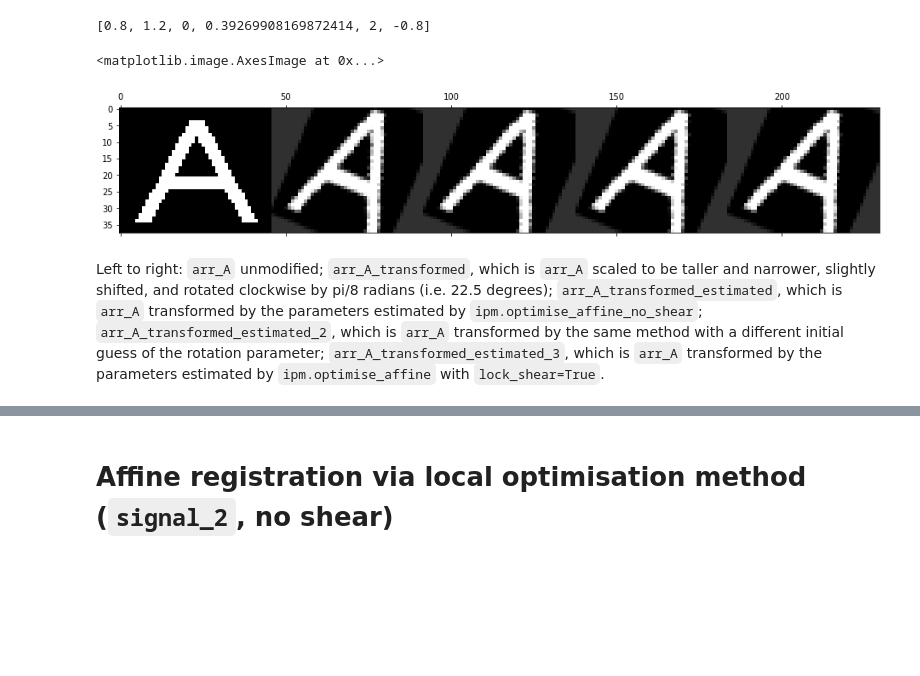
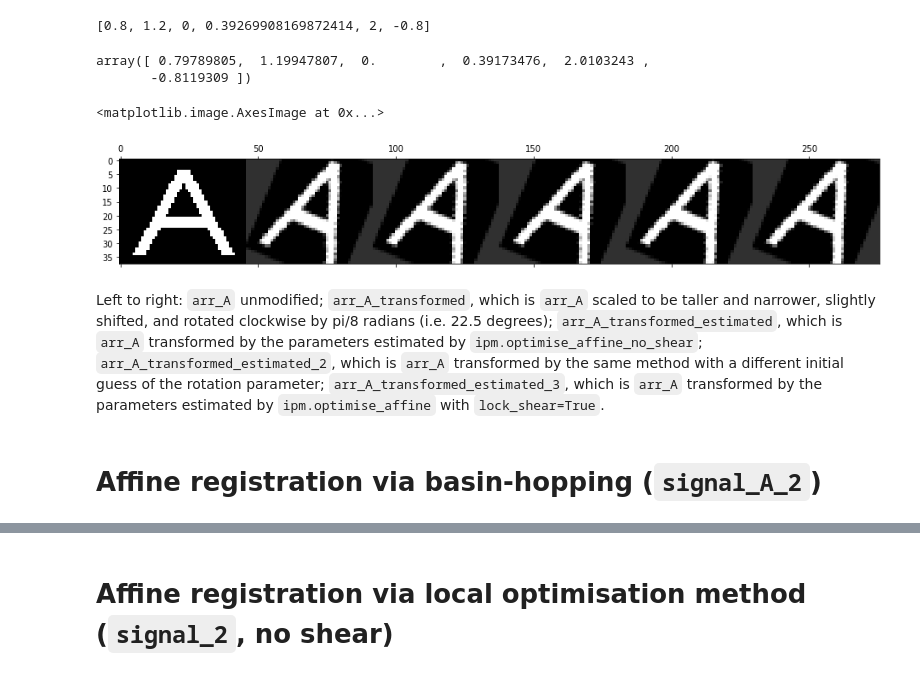
Before and after one commit to LawrenceDior/image-registration, a Jupyter notebook: AffineRegistration.ipynb, the cells around one changed output, grey strips where cells are left out. Cells and saved outputs as stored; diff of their text form; code cells hidden in the pictures; blank space fills up the shorter version.

Commit message:
Added a method to perform affine registration using basin-hopping.

```diff
--- a/AffineRegistration.ipynb
+++ b/AffineRegistration.ipynb
@@ -175,13 +299,22 @@ params_3 = affine_optimisation_result_3
+# %%
+affine_optimisation_result_4
+# %% [output]
+array([ 0.79789805,  1.19947807,  0.        ,  0.39173476,  2.0103243 ,
+       -0.8119309 ])
 # %%
-arr_A_transformed_estimated = ipm.transform_using_values(arr_A, params)
+arr_A_transformed_estimated = ipm.transform_using_values(arr_A, params, cval_mean=True)
 # %%
-arr_A_transformed_estimated_2 = ipm.transform_using_values(arr_A, params_2)
+arr_A_transformed_estimated_2 = ipm.transform_using_values(arr_A, params_2, cval_mean=True)
 # %%
-arr_A_transformed_estimated_3 = ipm.transform_using_values(arr_A, params_3)
+arr_A_transformed_estimated_3 = ipm.transform_using_values(arr_A, params_3, cval_mean=True)
+# %%
+arr_A_transformed_estimated_4 = ipm.transform_using_values(arr_A, params_4, cval_mean=True)
 # %%
-plt.matshow(np.hstack((arr_A, arr_A_transformed, arr_A_transformed_estimated, arr_A_transformed_estimated_2, arr_A_transformed_estimated_3)))
+plt.matshow(np.hstack((arr_A, arr_A_transformed, arr_A_transformed_estimated, arr_A_transformed_estimated_2, arr_A_transformed_estimated_3, arr_A_transformed_estimated_4)))
 # %% [output]
 <matplotlib.image.AxesImage at 0x...>
-[figure, old version]
+[figure, new version]
 # %% [markdown]
 Left to right: `arr_A` unmodified; `arr_A_transformed`, which is `arr_A` scaled to be taller and narrower, slightly shifted, and rotated clockwise by pi/8 radians (i.e. 22.5 degrees); `arr_A_transformed_estimated`, which is `arr_A` transformed by the parameters estimated by `ipm.optimise_affine_no_shear`; `arr_A_transformed_estimated_2`, which is `arr_A` transformed by the same method with a different initial guess of the rotation parameter; `arr_A_transformed_estimated_3`, which is `arr_A` transformed by the parameters estimated by `ipm.optimise_affine` with `lock_shear=True`.
+# %% [markdown]
+# Affine registration via basin-hopping (`signal_A_2`)
```
Also changed, not shown: parts of 19 cells of this notebook, 3 other files.
